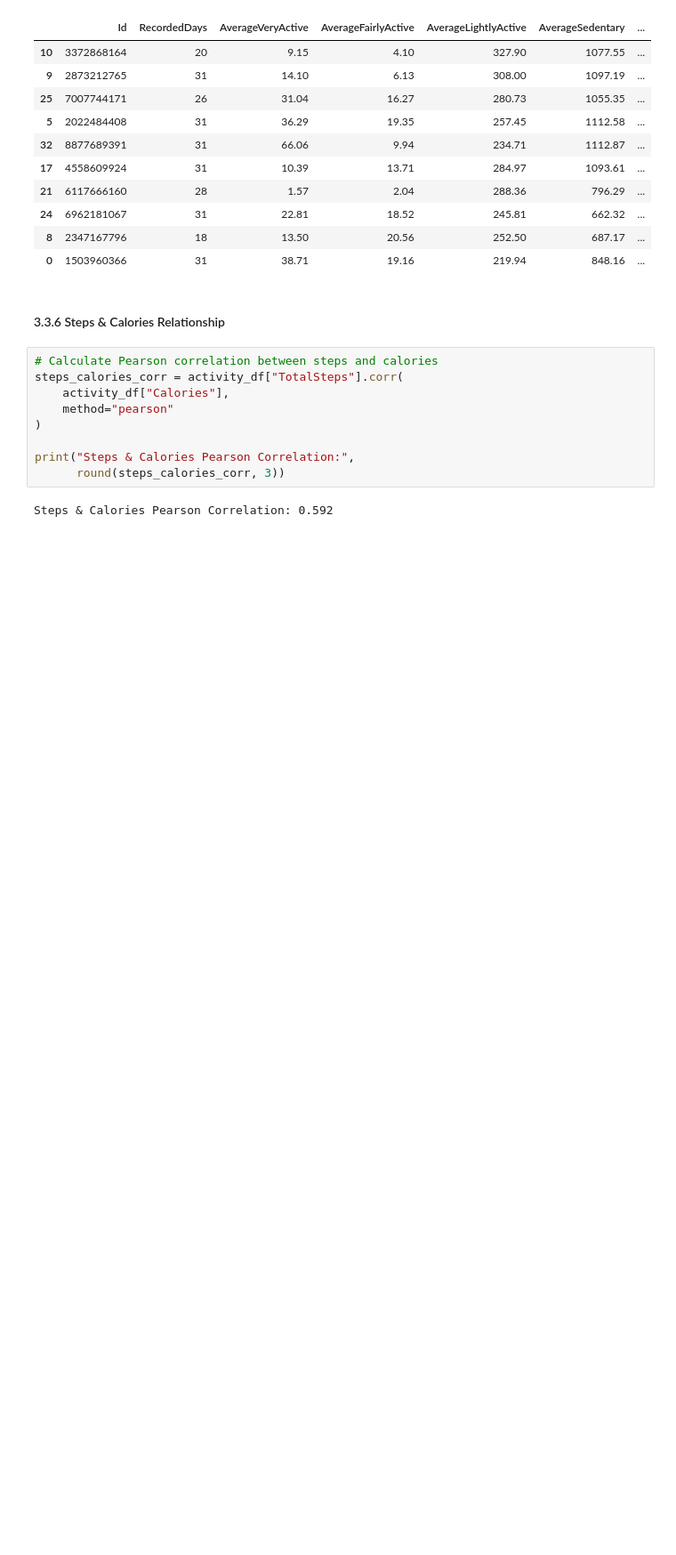
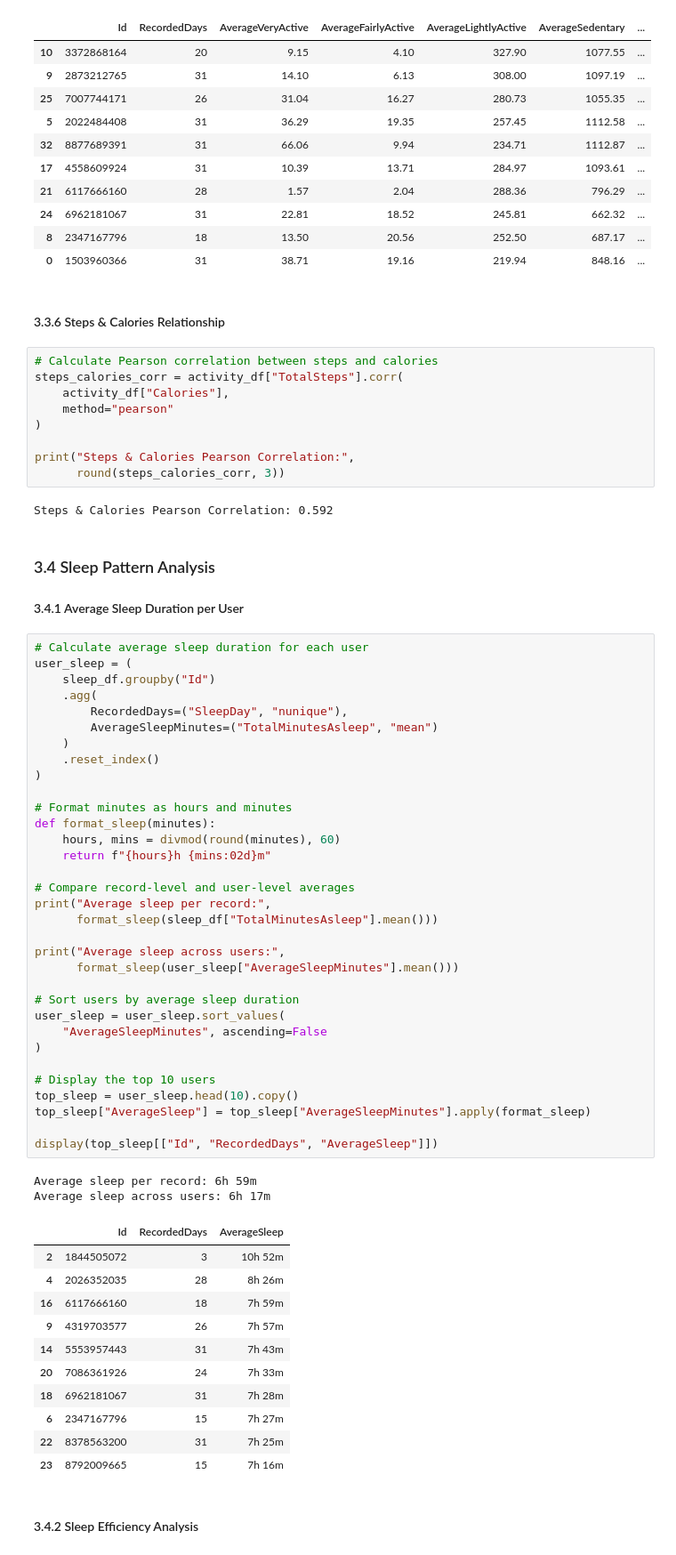
Before and after one commit to Abdallah-9i/bellabeat-data-analysis, a Jupyter notebook: notebooks/03_exploratory_data_analysis.ipynb, the cells around one changed output. Shown at 89% size. Saved outputs shown, nothing was run; the diff lists cells and outputs as text; blank space fills up the shorter version.

Commit message:
feat: add sleep pattern analysis

```diff
--- a/notebooks/03_exploratory_data_analysis.ipynb
+++ b/notebooks/03_exploratory_data_analysis.ipynb
@@ -255,3 +255,56 @@ print("Steps & Calories Pearson Correlation:",
       round(steps_calories_corr, 3))
 # %% [output]
 Steps & Calories Pearson Correlation: 0.592
+# %% [markdown]
+### 3.4 Sleep Pattern Analysis
+
+#### 3.4.1 Average Sleep Duration per User
+# %%
+# Calculate average sleep duration for each user
+user_sleep = (
+    sleep_df.groupby("Id")
+    .agg(
+        RecordedDays=("SleepDay", "nunique"),
+        AverageSleepMinutes=("TotalMinutesAsleep", "mean")
+    )
+    .reset_index()
+)
+
+# Format minutes as hours and minutes
+def format_sleep(minutes):
+    hours, mins = divmod(round(minutes), 60)
+    return f"{hours}h {mins:02d}m"
+
+# Compare record-level and user-level averages
+print("Average sleep per record:",
+      format_sleep(sleep_df["TotalMinutesAsleep"].mean()))
+
+print("Average sleep across users:",
+      format_sleep(user_sleep["AverageSleepMinutes"].mean()))
+
+# Sort users by average sleep duration
+user_sleep = user_sleep.sort_values(
+    "AverageSleepMinutes", ascending=False
+)
+
+# Display the top 10 users
+top_sleep = user_sleep.head(10).copy()
+top_sleep["AverageSleep"] = top_sleep["AverageSleepMinutes"].apply(format_sleep)
+
+display(top_sleep[["Id", "RecordedDays", "AverageSleep"]])
+# %% [output]
+Average sleep per record: 6h 59m
+Average sleep across users: 6h 17m
+|  | Id | RecordedDays | AverageSleep |
+| 2 | 1844505072 | 3 | 10h 52m |
+| 4 | 2026352035 | 28 | 8h 26m |
+| 16 | 6117666160 | 18 | 7h 59m |
+| 9 | 4319703577 | 26 | 7h 57m |
+| 14 | 5553957443 | 31 | 7h 43m |
+| 20 | 7086361926 | 24 | 7h 33m |
+| 18 | 6962181067 | 31 | 7h 28m |
+| 6 | 2347167796 | 15 | 7h 27m |
+| 22 | 8378563200 | 31 | 7h 25m |
+| 23 | 8792009665 | 15 | 7h 16m |
+# %% [markdown]
+#### 3.4.2 Sleep Efficiency Analysis
```
Also changed, not shown: parts of 3 cells of this notebook.
